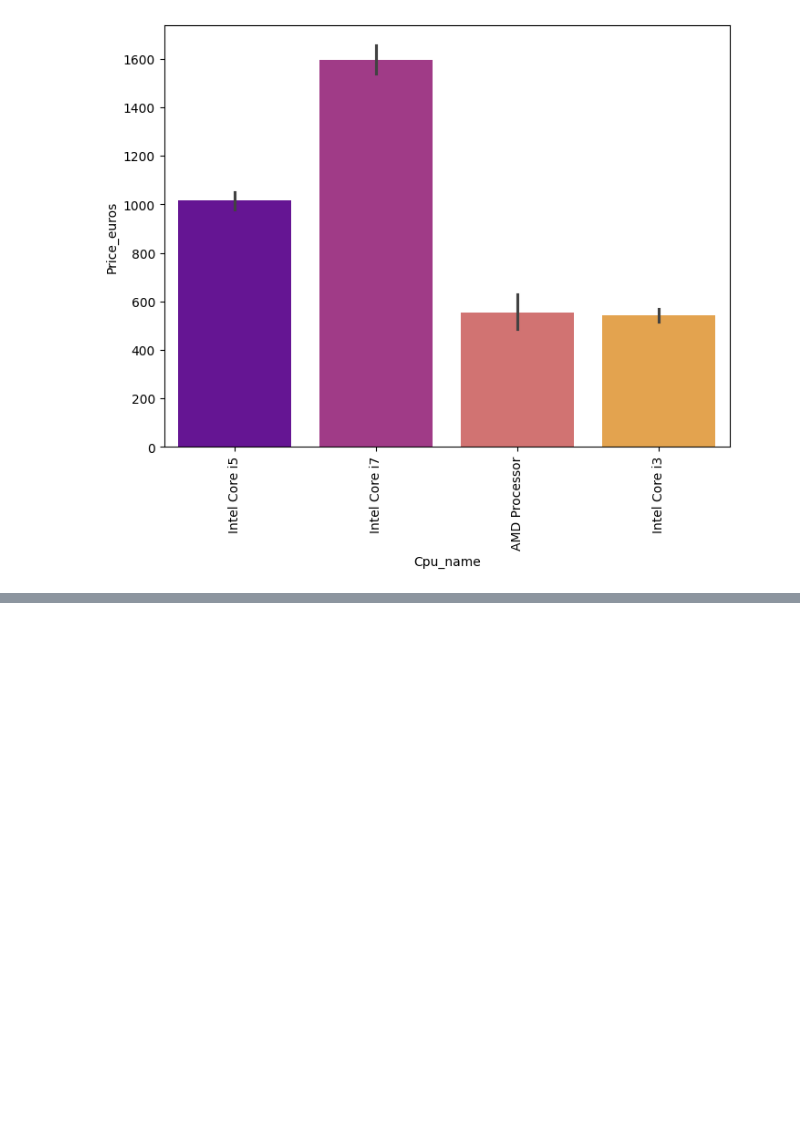
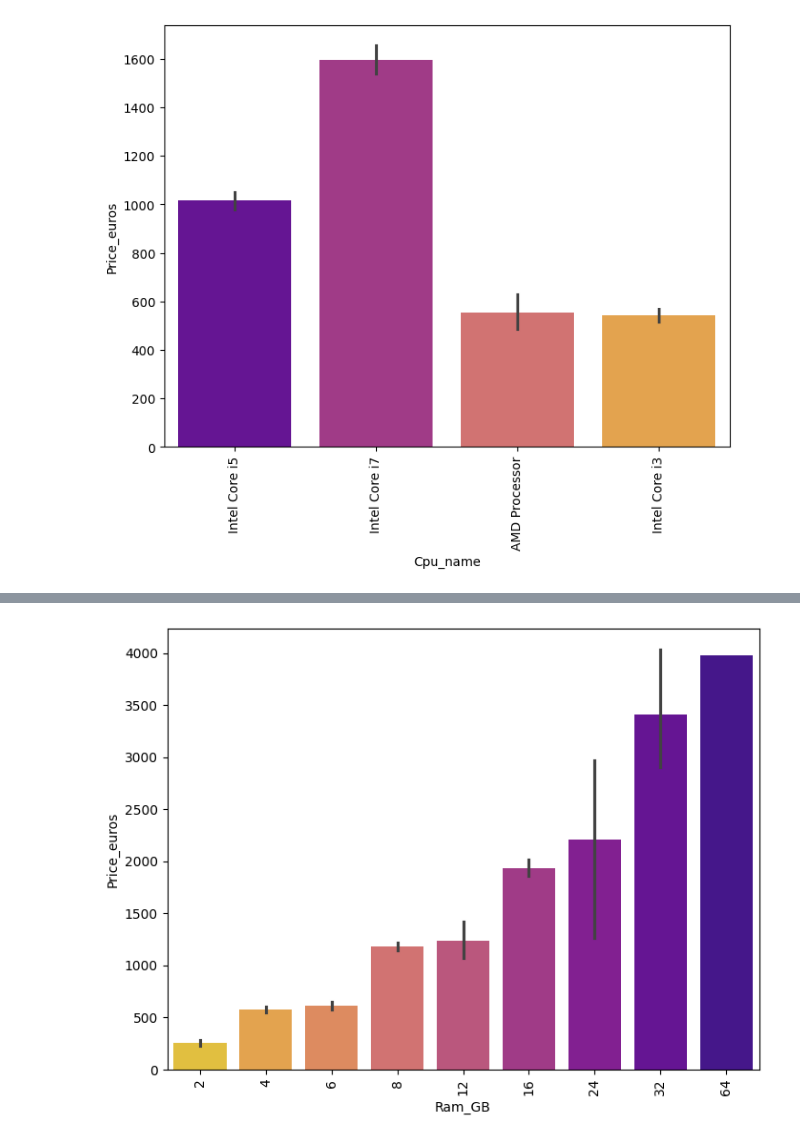
Before and after one commit to AnantVerma-2022/Linear-Regression-Laptop-Price-Predictions, a Jupyter notebook: laptop_price_prediction.ipynb, the cells around one changed output, grey strips where cells are left out. Drawn from its saved outputs; the diff is of its cells as text; code cells hidden in the pictures; blank space fills up the shorter version.

```diff
--- a/laptop_price_prediction.ipynb
+++ b/laptop_price_prediction.ipynb
@@ -843,0 +871,9 @@ plt.show()
+# %%
+# Price variations w.r.t RAM
+
+plt.figure(figsize = (8,6))
+sns.barplot(data = dataset, x = dataset['Ram_GB'], y = dataset['Price_euros'], palette='plasma_r')
+plt.xticks(rotation = 'vertical')
+plt.show()
+# %% [output]
+[figure, added]
```
Also changed, not shown: parts of 76 cells of this notebook.
